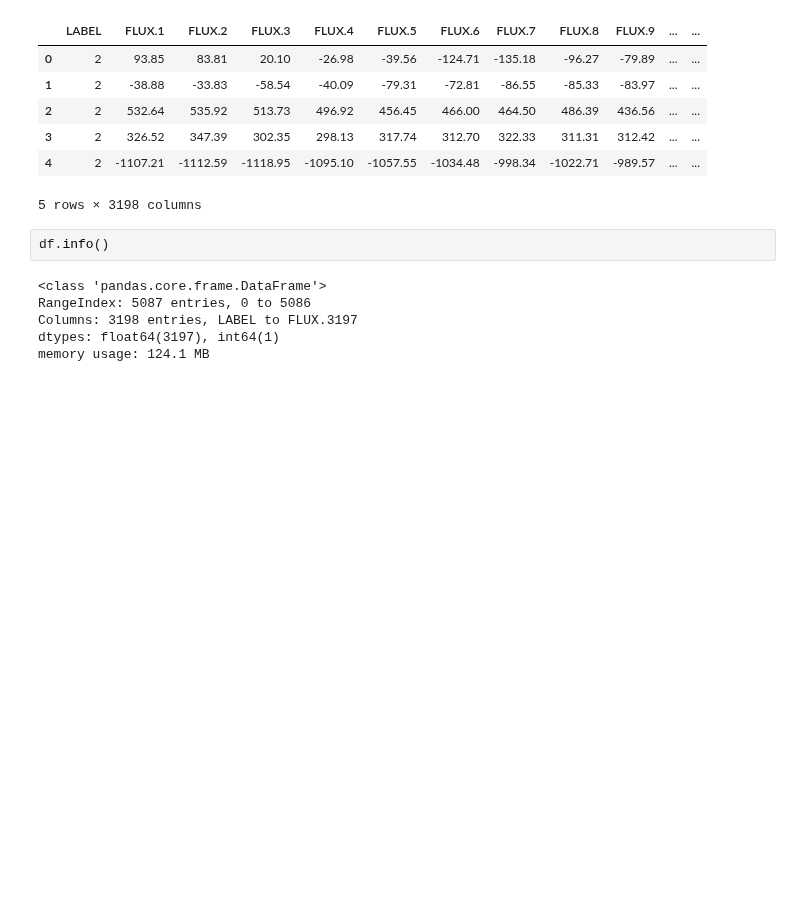
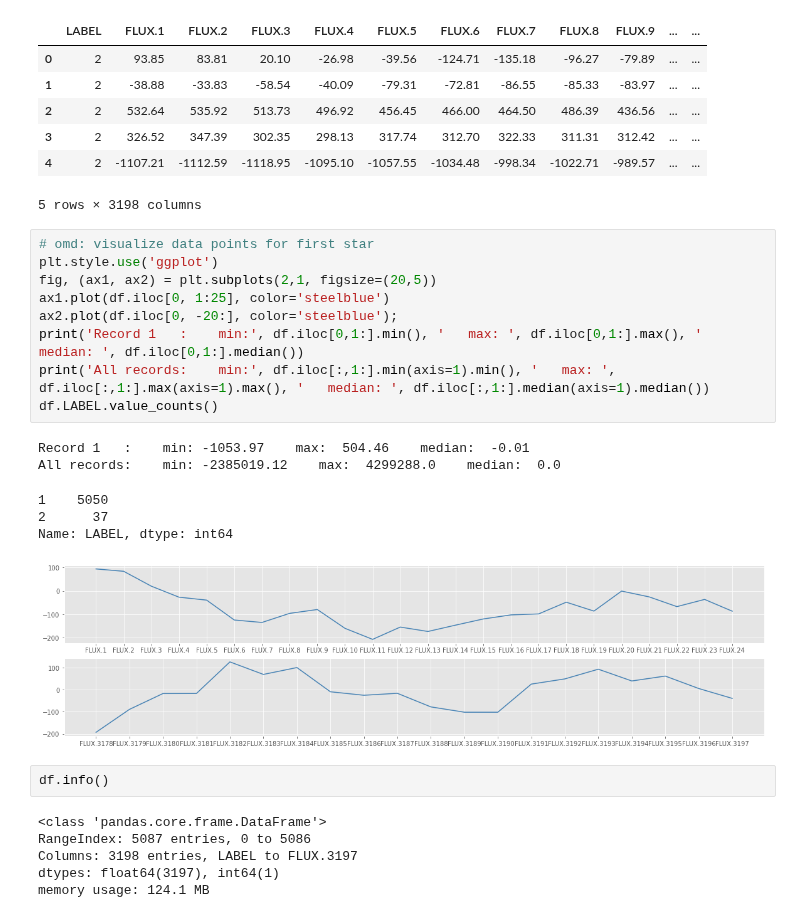
Before and after one commit to omdgit/Hands-On-Gradient-Boosting-with-XGBoost-and-Scikit-learn, a Jupyter notebook: Chapter04/Gradient_Boosting.ipynb, the cells around one changed output. Saved outputs shown, nothing was run; the diff lists cells and outputs as text; blank space fills up the shorter version.

```diff
--- a/Chapter04/Gradient_Boosting.ipynb
+++ b/Chapter04/Gradient_Boosting.ipynb
@@ -317,6 +328,22 @@ df.head()
 | 3 | 2 | 326.52 | 347.39 | 302.35 | 298.13 | 317.74 | 312.70 | 322.33 | 311.31 | 312.42 | ... | ... |
 | 4 | 2 | -1107.21 | -1112.59 | -1118.95 | -1095.10 | -1057.55 | -1034.48 | -998.34 | -1022.71 | -989.57 | ... | ... |
 5 rows × 3198 columns
+# %%
+# omd: visualize data points for first star
+plt.style.use('ggplot')
+fig, (ax1, ax2) = plt.subplots(2,1, figsize=(20,5))
+ax1.plot(df.iloc[0, 1:25], color='steelblue')
+ax2.plot(df.iloc[0, -20:], color='steelblue');
+print('Record 1   :    min:', df.iloc[0,1:].min(), '   max: ', df.iloc[0,1:].max(), '   median: ', df.iloc[0,1:].median())
+print('All records:    min:', df.iloc[:,1:].min(axis=1).min(), '   max: ', df.iloc[:,1:].max(axis=1).max(), '   median: ', df.iloc[:,1:].median(axis=1).median())
+df.LABEL.value_counts()
+# %% [output]
+Record 1   :    min: -1053.97    max:  504.46    median:  -0.01
+All records:    min: -2385019.12    max:  4299288.0    median:  0.0
+1    5050
+2      37
+Name: LABEL, dtype: int64
+[figure, added]
 # %%
 df.info()
 # %% [output]
```
Also changed, not shown: parts of 6 cells of this notebook.
